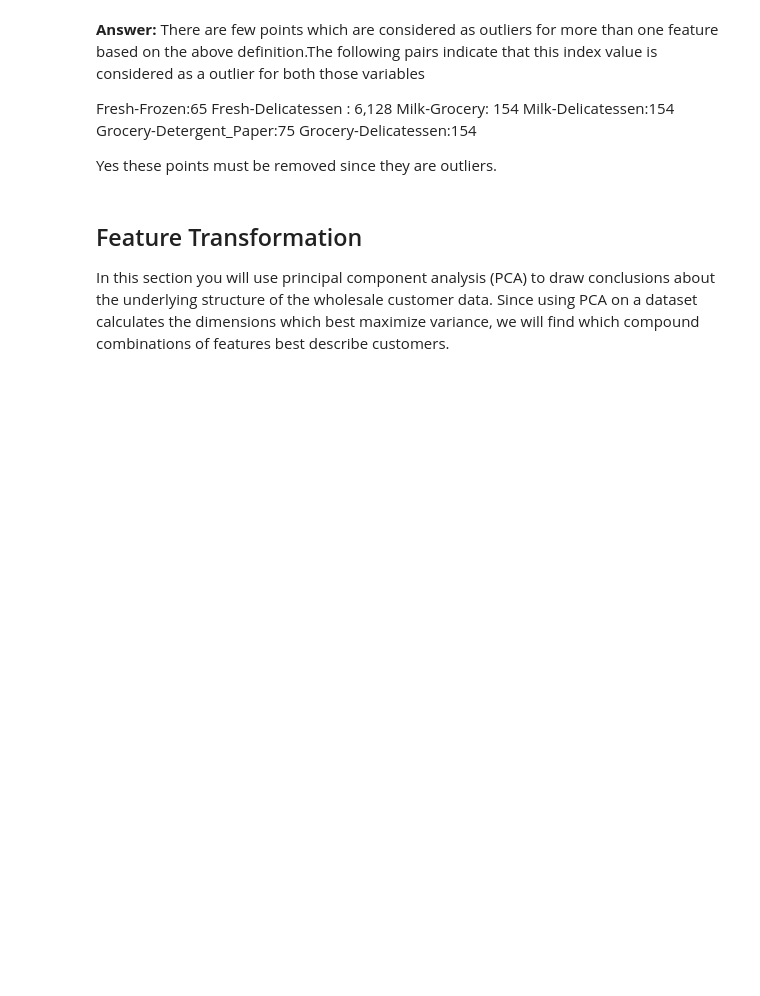
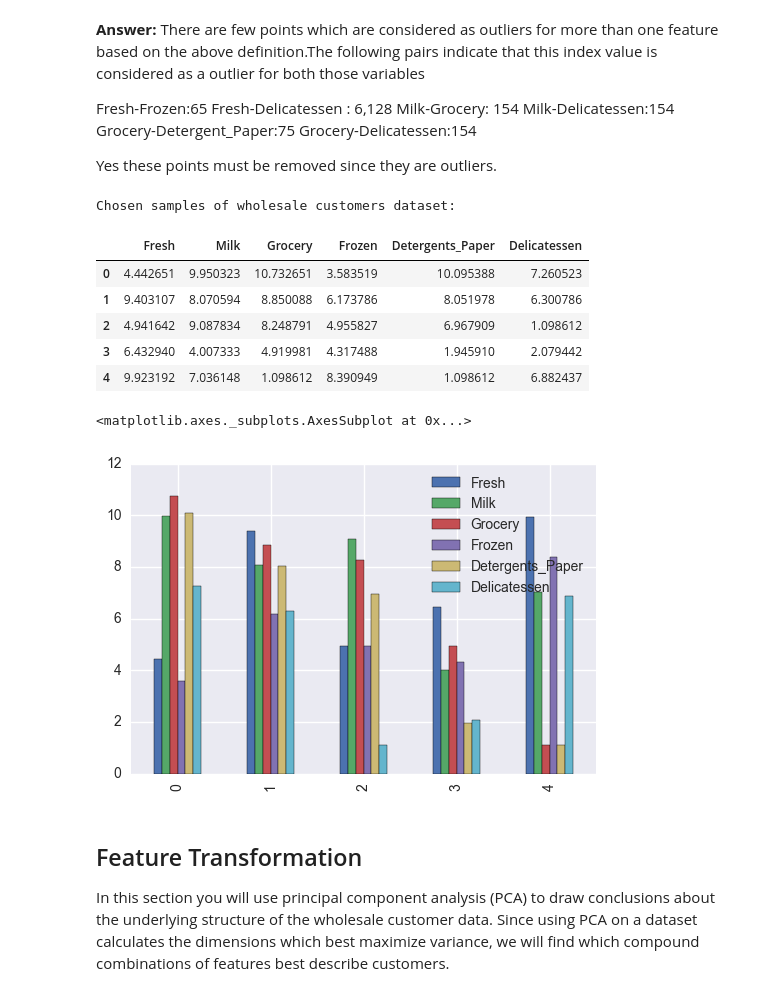
Before and after one commit to satishjasthi/Machine-learning-projects, a Jupyter notebook: Customer_segments/customer_segments.ipynb, the cells around one changed output. Saved outputs shown, nothing was run; the diff lists cells and outputs as text; code cells hidden in the pictures; blank space fills up the shorter version.

Commit message:
Add customer_segments project and complete it and sedning for first review

```diff
--- a/Customer_segments/customer_segments.ipynb
+++ b/Customer_segments/customer_segments.ipynb
@@ -317,6 +308,24 @@ Grocery-Detergent_Paper:75
 Grocery-Delicatessen:154
 
 Yes these points must be removed since they are outliers.
+# %%
+# Select three indices of your choice you wish to sample from the dataset
+indices = [65,6,128,154,75]
+# Create a DataFrame of the chosen samples
+samples = pd.DataFrame(data = log_data.loc[indices], columns = log_data.keys()).reset_index(drop = True)
+print "Chosen samples of wholesale customers dataset:"
+display(samples)
+samples.plot.bar() # plot all column values for each row
+# %% [output]
+Chosen samples of wholesale customers dataset:
+|  | Fresh | Milk | Grocery | Frozen | Detergents_Paper | Delicatessen |
+| 0 | 4.442651 | 9.950323 | 10.732651 | 3.583519 | 10.095388 | 7.260523 |
+| 1 | 9.403107 | 8.070594 | 8.850088 | 6.173786 | 8.051978 | 6.300786 |
+| 2 | 4.941642 | 9.087834 | 8.248791 | 4.955827 | 6.967909 | 1.098612 |
+| 3 | 6.432940 | 4.007333 | 4.919981 | 4.317488 | 1.945910 | 2.079442 |
+| 4 | 9.923192 | 7.036148 | 1.098612 | 8.390949 | 1.098612 | 6.882437 |
+<matplotlib.axes._subplots.AxesSubplot at 0x...>
+[figure, added]
 # %% [markdown]
 ## Feature Transformation
 In this section you will use principal component analysis (PCA) to draw conclusions about the underlying structure of the wholesale customer data. Since using PCA on a dataset calculates the dimensions which best maximize variance, we will find which compound combinations of features best describe customers.
```
Also changed, not shown: parts of 38 cells of this notebook, 4 other files.
